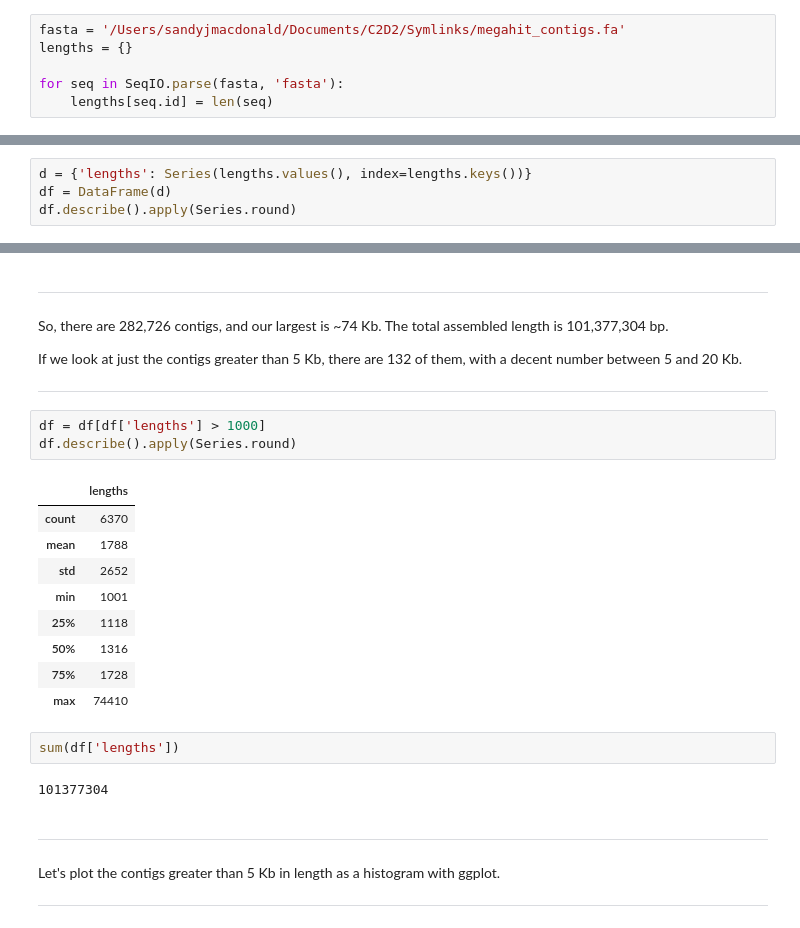
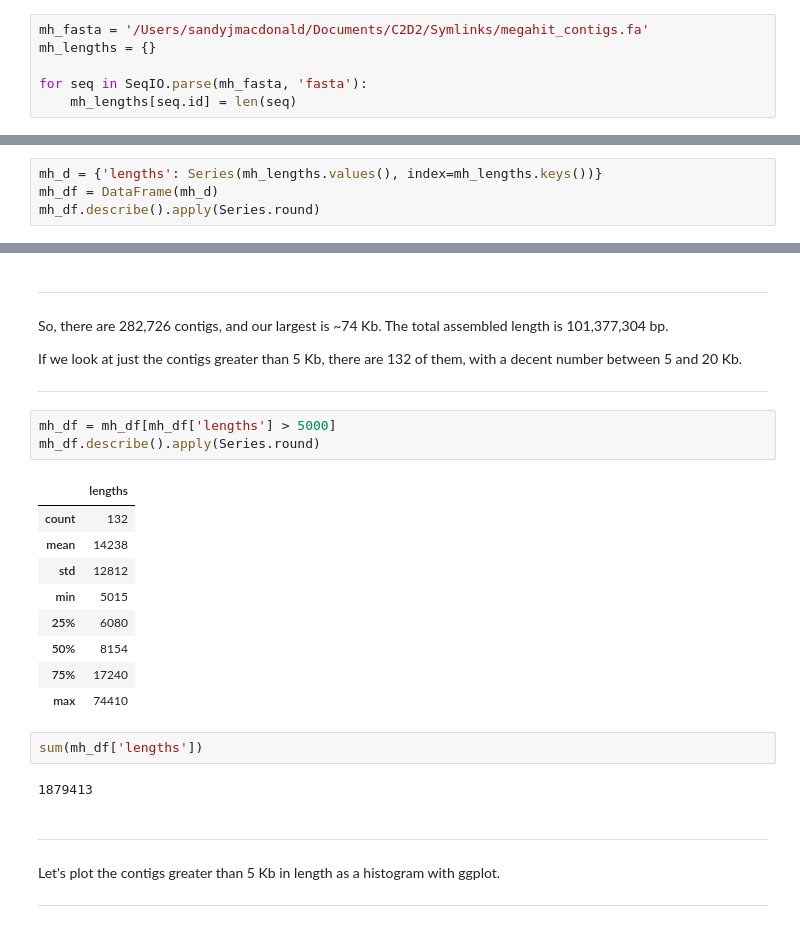
Before and after one commit to sandyjmacdonald/iPython_notebooks, a Jupyter notebook: assemblers/Metagenome_assembly.ipynb, the cells around one changed output, grey strips where cells are left out. Saved outputs shown, nothing was run; the diff lists cells and outputs as text.

```diff
--- a/assemblers/Metagenome_assembly.ipynb
+++ b/assemblers/Metagenome_assembly.ipynb
@@ -26,20 +26,20 @@ Let's load in our contigs file from MEGAHIT and run it through BioPython to pull
 
 ------------------------
 # %%
-fasta = '/Users/sandyjmacdonald/Documents/C2D2/Symlinks/megahit_contigs.fa'
-lengths = {}
+mh_fasta = '/Users/sandyjmacdonald/Documents/C2D2/Symlinks/megahit_contigs.fa'
+mh_lengths = {}
 
-for seq in SeqIO.parse(fasta, 'fasta'):
-	lengths[seq.id] = len(seq)
+for seq in SeqIO.parse(mh_fasta, 'fasta'):
+	mh_lengths[seq.id] = len(seq)
 # %% [markdown]
 ------------------------
 ... and then add those lengths into a Pandas dataframe.
 
 ------------------------
 # %%
-d = {'lengths': Series(lengths.values(), index=lengths.keys())}
-df = DataFrame(d)
-df.describe().apply(Series.round)
+mh_d = {'lengths': Series(mh_lengths.values(), index=mh_lengths.keys())}
+mh_df = DataFrame(mh_d)
+mh_df.describe().apply(Series.round)
 # %% [output]
 |  | lengths |
 | count | 282726 |
@@ -62,22 +62,22 @@ If we look at just the contigs greater than 5 Kb, there are 132 of them, with a
 
 ------------------------
 # %%
-df = df[df['lengths'] > 1000]
-df.describe().apply(Series.round)
+mh_df = mh_df[mh_df['lengths'] > 5000]
+mh_df.describe().apply(Series.round)
 # %% [output]
 |  | lengths |
-| count | 6370 |
-| mean | 1788 |
-| std | 2652 |
-| min | 1001 |
-| 25% | 1118 |
-| 50% | 1316 |
-| 75% | 1728 |
+| count | 132 |
+| mean | 14238 |
+| std | 12812 |
+| min | 5015 |
+| 25% | 6080 |
+| 50% | 8154 |
+| 75% | 17240 |
 | max | 74410 |
 # %%
-sum(df['lengths'])
+sum(mh_df['lengths'])
 # %% [output]
-101377304
+1879413
 # %% [markdown]
 ------------------------
 Let's plot the contigs greater than 5 Kb in length as a histogram with ggplot.
```
Also changed, not shown: parts of 17 cells of this notebook.
